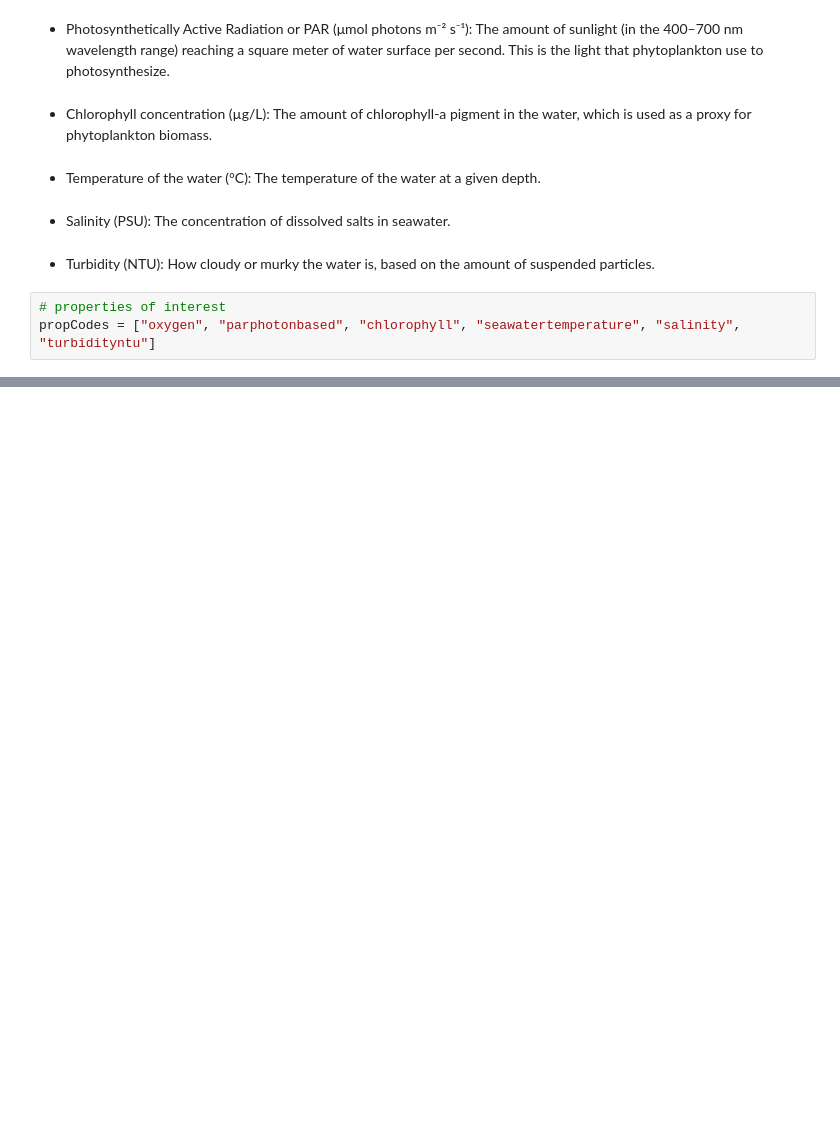
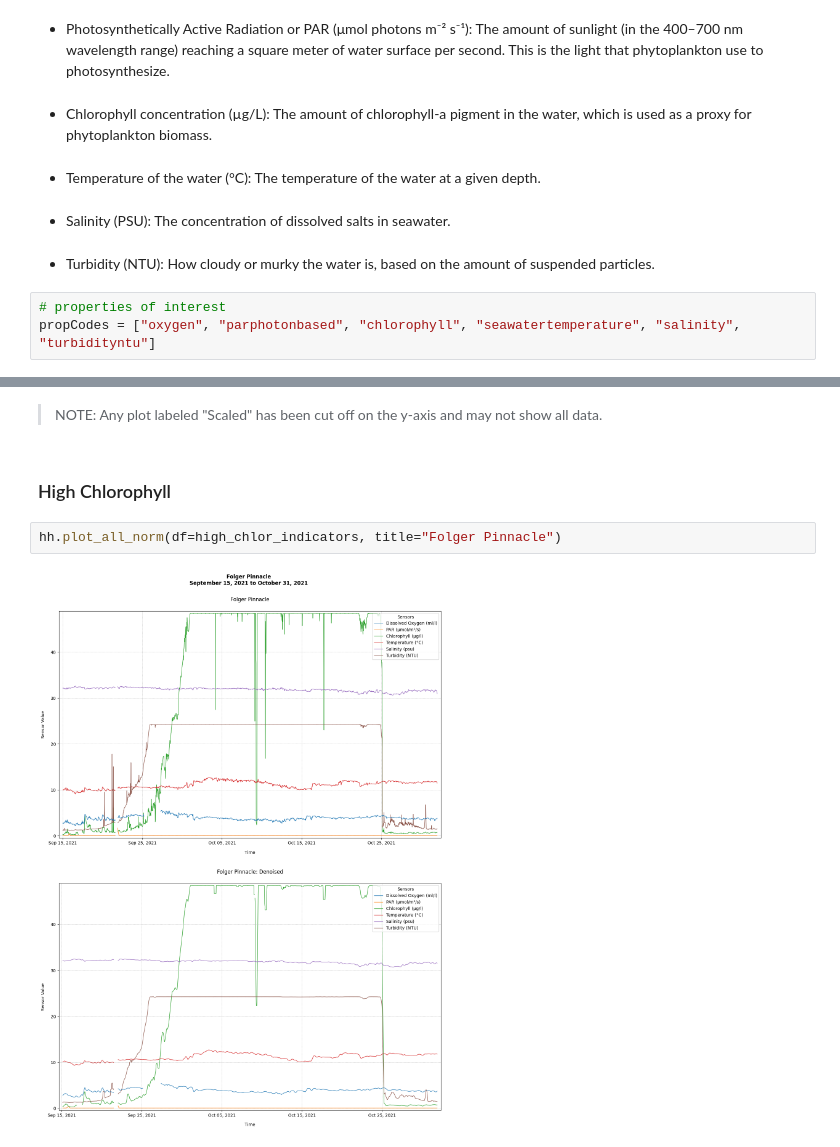
Before and after one commit to g-bertozzi/BMSC-2025, a Jupyter notebook: deepnote/folger_pinnacle_hypoxic.ipynb, the cells around one changed output, grey strips where cells are left out. Cells and saved outputs as stored; diff of their text form; blank space fills up the shorter version.

```diff
--- a/deepnote/folger_pinnacle_hypoxic.ipynb
+++ b/deepnote/folger_pinnacle_hypoxic.ipynb
@@ -69,0 +107,8 @@ hh.plot_all_normalization(df=test_indicators, title="Folger Pinnacle", ymax=11.5
+# %% [markdown]
+> NOTE: Any plot labeled "Scaled" has been cut off on the y-axis and may not show all data.
+# %% [markdown]
+### High Chlorophyll
+# %%
+hh.plot_all_norm(df=high_chlor_indicators, title="Folger Pinnacle")
+# %% [output]
+[figure, added]
```
Also changed, not shown: parts of 27 cells of this notebook, 2 other files.
